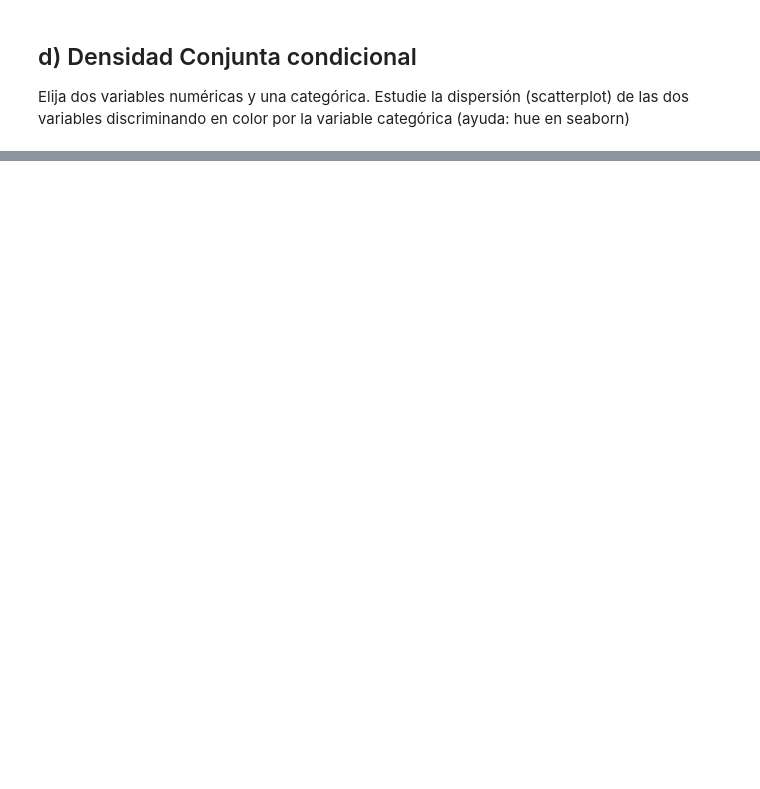
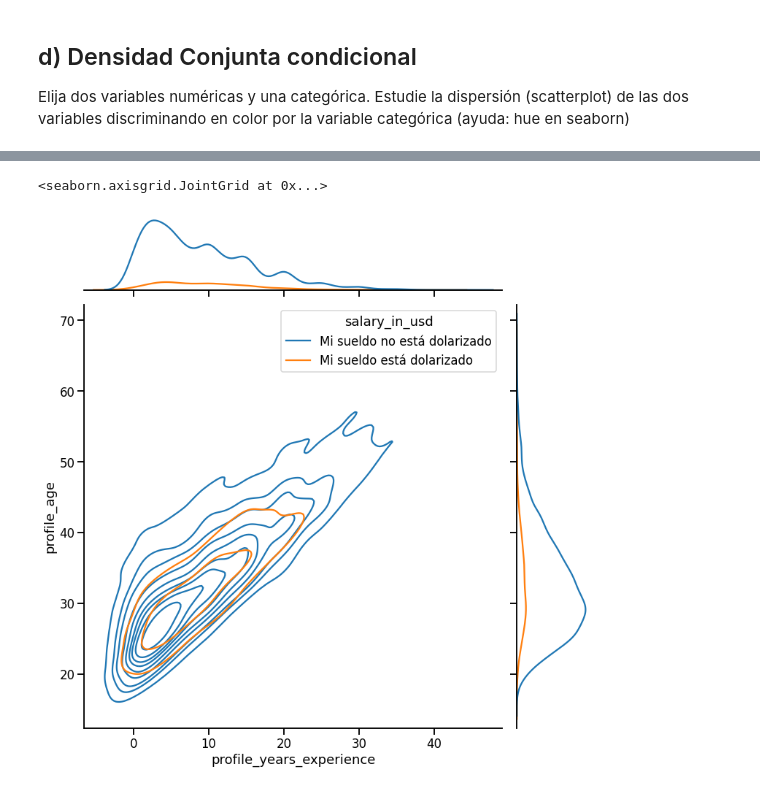
Before and after one commit to gusalvarez10/DiploDatos, a Jupyter notebook: Entregable_Parte_1.ipynb, the cells around one changed output, grey strips where cells are left out. Cells and saved outputs as stored; diff of their text form; code cells hidden in the pictures; blank space fills up the shorter version.

```diff
--- a/Entregable_Parte_1.ipynb
+++ b/Entregable_Parte_1.ipynb
@@ -568,0 +652,7 @@ Se eligen dos variables numéricas:
+# %%
+seaborn.jointplot(data=df[(df.profile_age < 80) & (df.profile_years_experience < 60)], x='profile_years_experience',
+                  y='profile_age', hue='salary_in_usd',
+                  kind='kde', height=11)
+# %% [output]
+<seaborn.axisgrid.JointGrid at 0x...>
+[figure, added]
```
Also changed, not shown: parts of 13 cells of this notebook.
